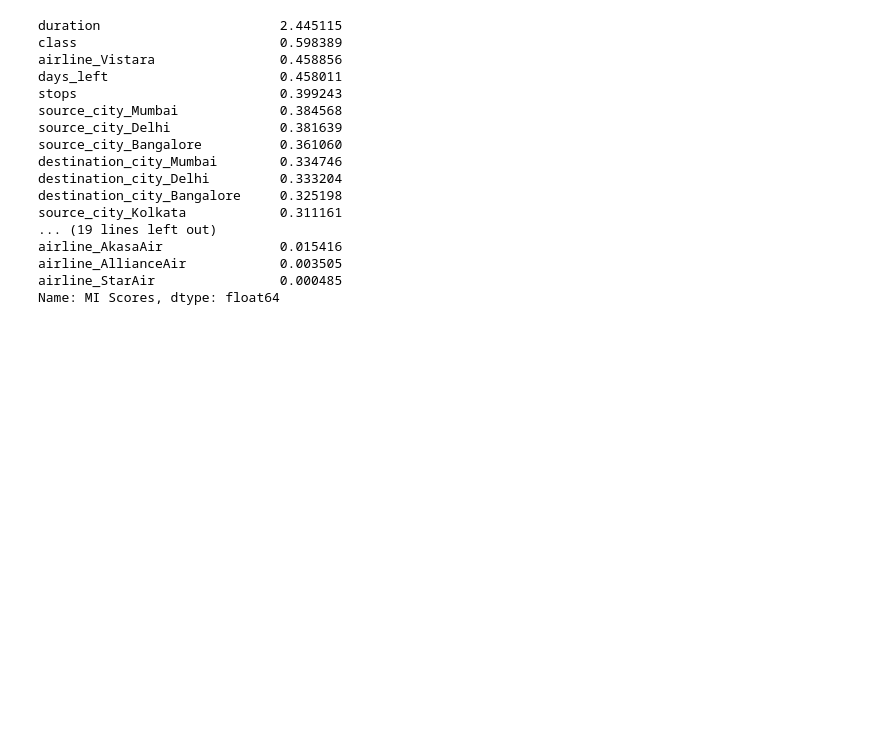
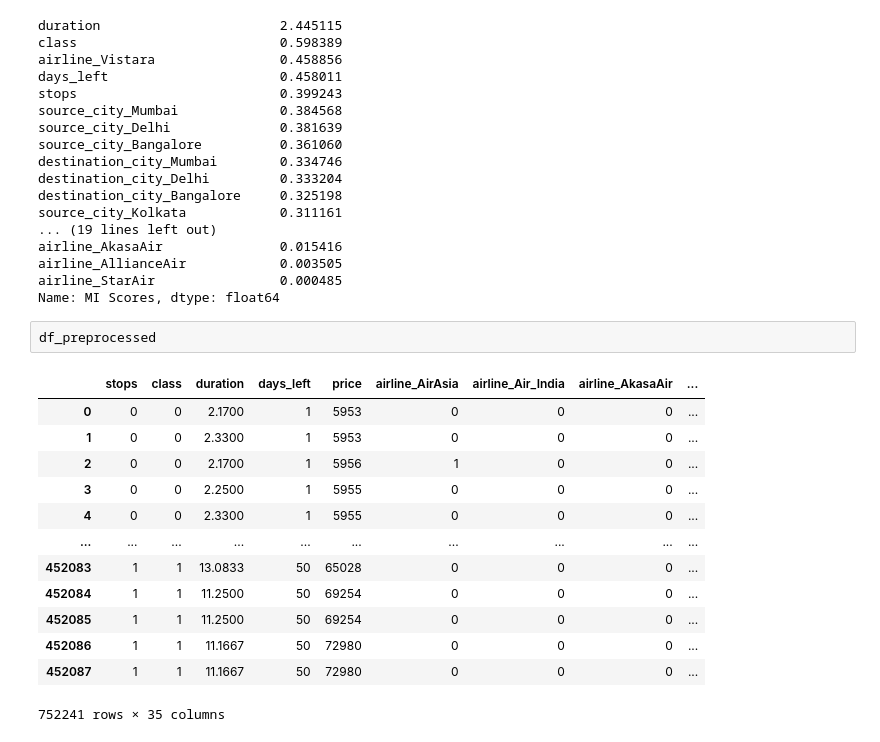
Before and after one commit to Hrishikesh-tonge/Flight-Price-Analysis-and-Prediction, a Jupyter notebook: FPP.ipynb, the cells around one changed output. Saved outputs shown, nothing was run; the diff lists cells and outputs as text; blank space fills up the shorter version.

```diff
--- a/FPP.ipynb
+++ b/FPP.ipynb
@@ -523,3 +523,19 @@ airline_AkasaAir               0.015416
 airline_AllianceAir            0.003505
 airline_StarAir                0.000485
 Name: MI Scores, dtype: float64
+# %%
+df_preprocessed
+# %% [output]
+|  | stops | class | duration | days_left | price | airline_AirAsia | airline_Air_India | airline_AkasaAir | ... |
+| 0 | 0 | 0 | 2.1700 | 1 | 5953 | 0 | 0 | 0 | ... |
+| 1 | 0 | 0 | 2.3300 | 1 | 5953 | 0 | 0 | 0 | ... |
+| 2 | 0 | 0 | 2.1700 | 1 | 5956 | 1 | 0 | 0 | ... |
+| 3 | 0 | 0 | 2.2500 | 1 | 5955 | 0 | 0 | 0 | ... |
+| 4 | 0 | 0 | 2.3300 | 1 | 5955 | 0 | 0 | 0 | ... |
+| ... | ... | ... | ... | ... | ... | ... | ... | ... | ... |
+| 452083 | 1 | 1 | 13.0833 | 50 | 65028 | 0 | 0 | 0 | ... |
+| 452084 | 1 | 1 | 11.2500 | 50 | 69254 | 0 | 0 | 0 | ... |
+| 452085 | 1 | 1 | 11.2500 | 50 | 69254 | 0 | 0 | 0 | ... |
+| 452086 | 1 | 1 | 11.1667 | 50 | 72980 | 0 | 0 | 0 | ... |
+| 452087 | 1 | 1 | 11.1667 | 50 | 72980 | 0 | 0 | 0 | ... |
+752241 rows × 35 columns
```
